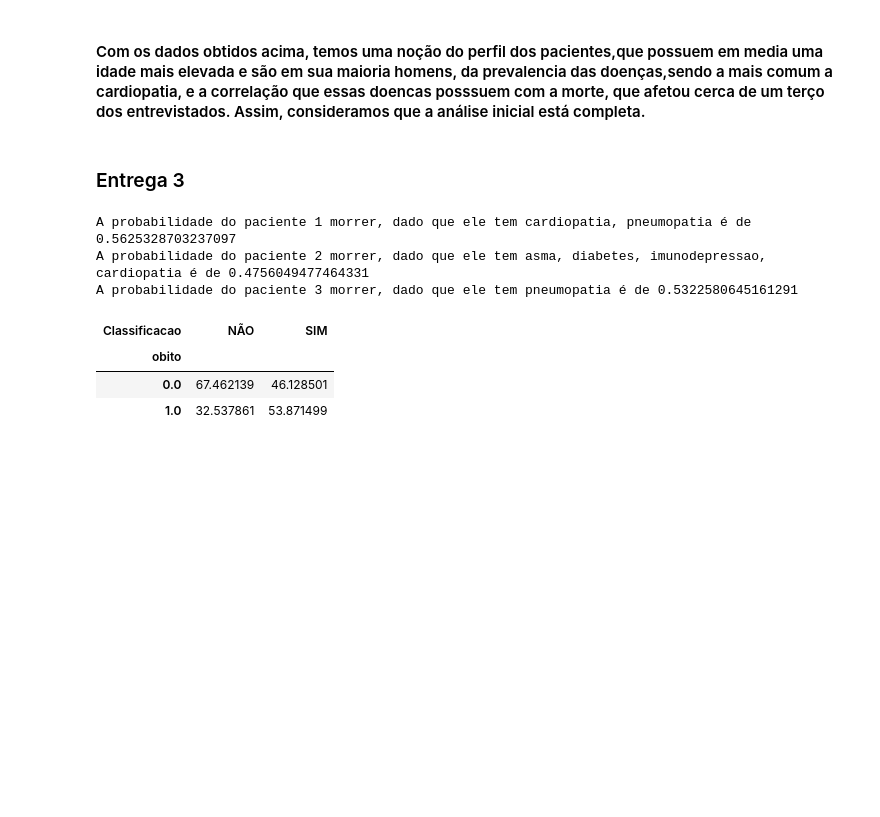
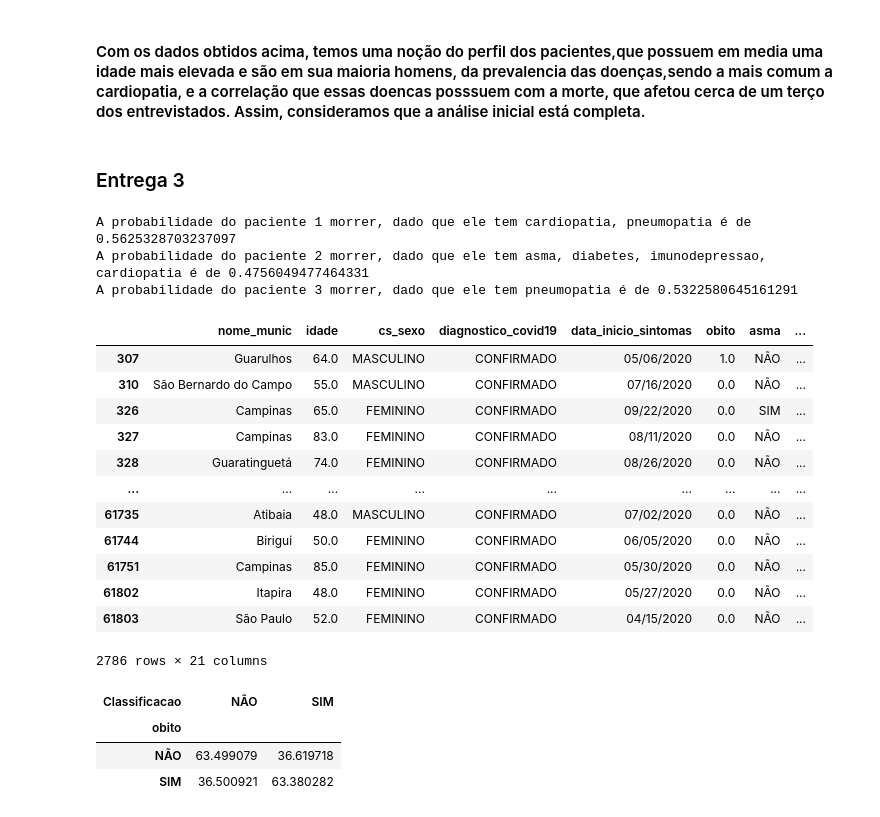
Before and after one commit to lhfaguiar/CDADOSP2, a Jupyter notebook: projeto.ipynb, the cells around one changed output. Drawn from its saved outputs; the diff is of its cells as text; code cells hidden in the pictures; blank space fills up the shorter version.

```diff
--- a/projeto.ipynb
+++ b/projeto.ipynb
@@ -153,14 +153,13 @@ for doenca in train.columns:
 
 # prob final
 
-def calcula(lista_doencas):
+def calcula(lista_doenca):
     multip = prob_morrer
     cte_normalizadora_v = prob_viver
     cte_normalizadora_m = prob_morrer
 
-    for doenca in lista_doencas:
+    for doenca in lista_doenca:
         multip = multip*dict_doenca_morreu[doenca]
-
         cte_normalizadora_v  = cte_normalizadora_v*dict_doenca_viveu[doenca]
         cte_normalizadora_m  = cte_normalizadora_m*dict_doenca_morreu[doenca]
 
@@ -179,44 +178,56 @@ pacientes = {'paciente 1': ['cardiopatia', 'pneumopatia'],
 for paciente in pacientes.keys():
     print("A probabilidade do {} morrer, dado que ele tem {} é de {}".format(paciente, str(pacientes[paciente])[1:-1].replace("""'""", ""), calcula(pacientes[paciente])))
 
 
 df = data
 columns = data.columns
 
 lista_prob=[]
 
 for index, row in df.iterrows():
-    lista_doencas = []
+    lista_variaveis = []
     row['prob'] = 0
     for column in columns:
        if column not in lista_no_plot:
             if row[column] == 'SIM':
-              lista_doencas.append(column)
-              #print(lista)
-    lista_prob.append(float(calcula(lista_doencas)))
+              lista_variaveis.append(column)
+    lista_prob.append(float(calcula(lista_variaveis)))
 
 
 df['Probabilidade'] = lista_prob
-df
 
 def verifica_morte(prob):
-  α=0.5
+  α=0.7
   if prob>α:
     return 'SIM'
   else:
     return 'NÃO'
 
 df["Classificacao"] = df["Probabilidade"].apply(verifica_morte)
 df
-
-pd.crosstab(df.obito,df.Classificacao, normalize="columns")*100
 # %% [output]
 A probabilidade do paciente 1 morrer, dado que ele tem cardiopatia, pneumopatia é de 0.5625328703237097
 A probabilidade do paciente 2 morrer, dado que ele tem asma, diabetes, imunodepressao, cardiopatia é de 0.4756049477464331
 A probabilidade do paciente 3 morrer, dado que ele tem pneumopatia é de 0.5322580645161291
-| Classificacao | NÃO | SIM |
-| obito |  |  |
-| 0.0 | 67.462139 | 46.128501 |
-| 1.0 | 32.537861 | 53.871499 |
+|  | nome_munic | idade | cs_sexo | diagnostico_covid19 | data_inicio_sintomas | obito | asma | ... |
+| 307 | Guarulhos | 64.0 | MASCULINO | CONFIRMADO | 05/06/2020 | 1.0 | NÃO | ... |
+| 310 | São Bernardo do Campo | 55.0 | MASCULINO | CONFIRMADO | 07/16/2020 | 0.0 | NÃO | ... |
+| 326 | Campinas | 65.0 | FEMININO | CONFIRMADO | 09/22/2020 | 0.0 | SIM | ... |
+| 327 | Campinas | 83.0 | FEMININO | CONFIRMADO | 08/11/2020 | 0.0 | NÃO | ... |
+| 328 | Guaratinguetá | 74.0 | FEMININO | CONFIRMADO | 08/26/2020 | 0.0 | NÃO | ... |
+| ... | ... | ... | ... | ... | ... | ... | ... | ... |
+| 61735 | Atibaia | 48.0 | MASCULINO | CONFIRMADO | 07/02/2020 | 0.0 | NÃO | ... |
+| 61744 | Birigui | 50.0 | FEMININO | CONFIRMADO | 06/05/2020 | 0.0 | NÃO | ... |
+| 61751 | Campinas | 85.0 | FEMININO | CONFIRMADO | 05/30/2020 | 0.0 | NÃO | ... |
+| 61802 | Itapira | 48.0 | FEMININO | CONFIRMADO | 05/27/2020 | 0.0 | NÃO | ... |
+| 61803 | São Paulo | 52.0 | FEMININO | CONFIRMADO | 04/15/2020 | 0.0 | NÃO | ... |
+2786 rows × 21 columns
 # %%
 # Calculo das probabilidades com o dataset de teste
+df = df.replace({0: 'NÃO', 1: 'SIM'})
+pd.crosstab(df.obito,df.Classificacao, normalize="columns")*100
+# %% [output]
+| Classificacao | NÃO | SIM |
+| obito |  |  |
+| NÃO | 63.499079 | 36.619718 |
+| SIM | 36.500921 | 63.380282 |
```
